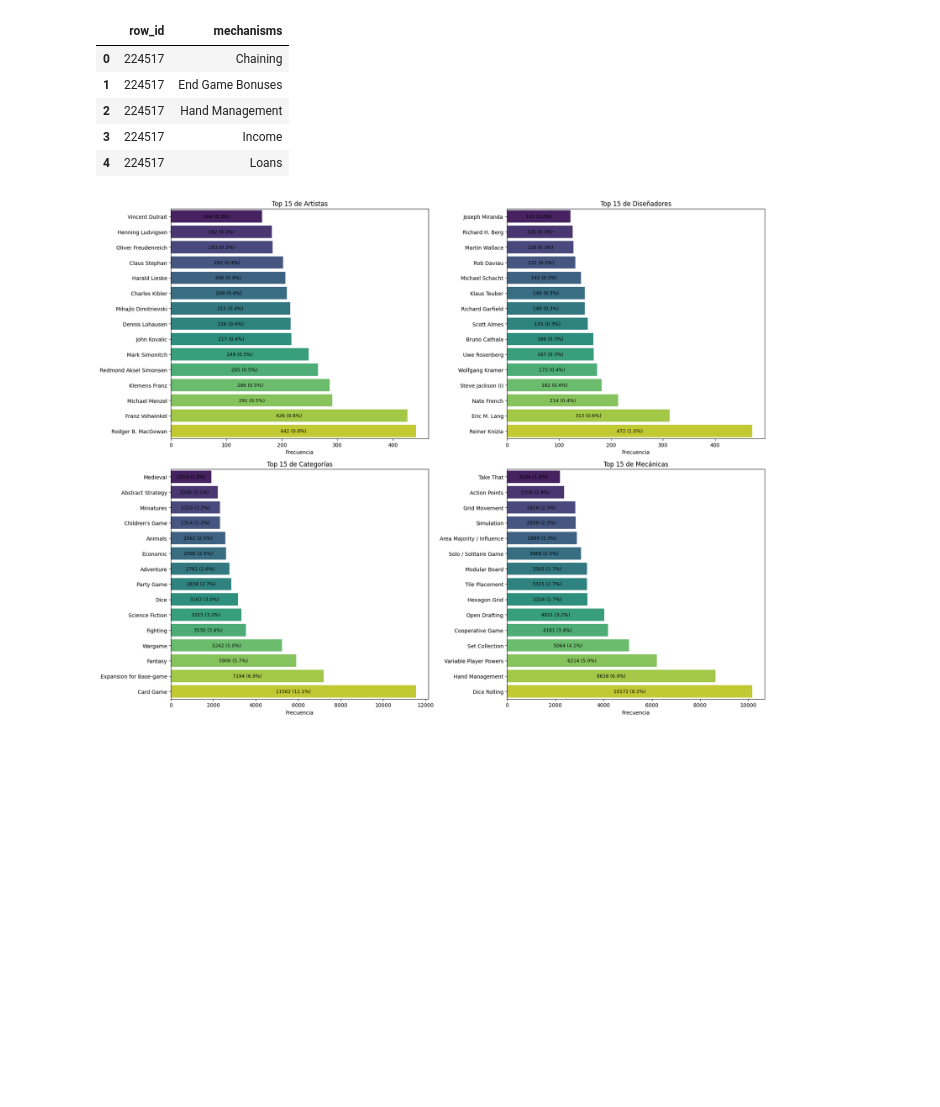
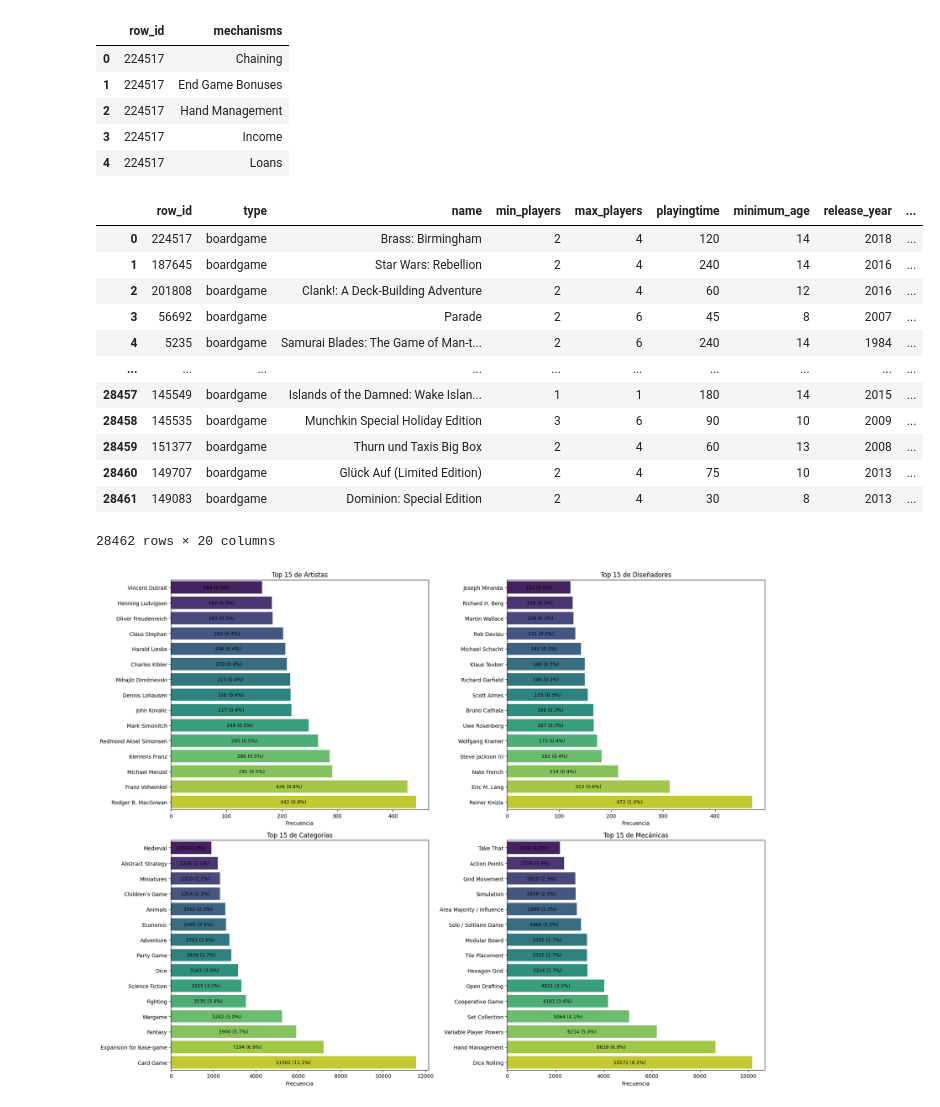
Before and after one commit to sgusmar/Tabletop-games-EDA, a Jupyter notebook: src/notebooks/analysis.ipynb, the cells around one changed output. Drawn from its saved outputs; the diff is of its cells as text; code cells hidden in the pictures; blank space fills up the shorter version.

```diff
--- a/src/notebooks/analysis.ipynb
+++ b/src/notebooks/analysis.ipynb
@@ -200,6 +204,22 @@ mecanicas['mechanisms'].value_counts().head(10)
 
 artistas = artistas[artistas['artists']!= '(Uncredited)']
 disenyadores = disenyadores[disenyadores['designers']!= '(Uncredited)']
+# %%
+bgg_games
+# %% [output]
+|  | row_id | type | name | min_players | max_players | playingtime | minimum_age | release_year | ... |
+| 0 | 224517 | boardgame | Brass: Birmingham | 2 | 4 | 120 | 14 | 2018 | ... |
+| 1 | 187645 | boardgame | Star Wars: Rebellion | 2 | 4 | 240 | 14 | 2016 | ... |
+| 2 | 201808 | boardgame | Clank!: A Deck-Building Adventure | 2 | 4 | 60 | 12 | 2016 | ... |
+| 3 | 56692 | boardgame | Parade | 2 | 6 | 45 | 8 | 2007 | ... |
+| 4 | 5235 | boardgame | Samurai Blades: The Game of Man-t... | 2 | 6 | 240 | 14 | 1984 | ... |
+| ... | ... | ... | ... | ... | ... | ... | ... | ... | ... |
+| 28457 | 145549 | boardgame | Islands of the Damned: Wake Islan... | 1 | 1 | 180 | 14 | 2015 | ... |
+| 28458 | 145535 | boardgame | Munchkin Special Holiday Edition | 3 | 6 | 90 | 10 | 2009 | ... |
+| 28459 | 151377 | boardgame | Thurn und Taxis Big Box | 2 | 4 | 60 | 13 | 2008 | ... |
+| 28460 | 149707 | boardgame | Glück Auf (Limited Edition) | 2 | 4 | 75 | 10 | 2013 | ... |
+| 28461 | 149083 | boardgame | Dominion: Special Edition | 2 | 4 | 30 | 8 | 2013 | ... |
+28462 rows × 20 columns
 # %%
 fig, axes = plt.subplots(2, 2, figsize=(18, 14))
 axes = axes.flatten()
```
Also changed, not shown: parts of 4 cells of this notebook, 3 other files.
